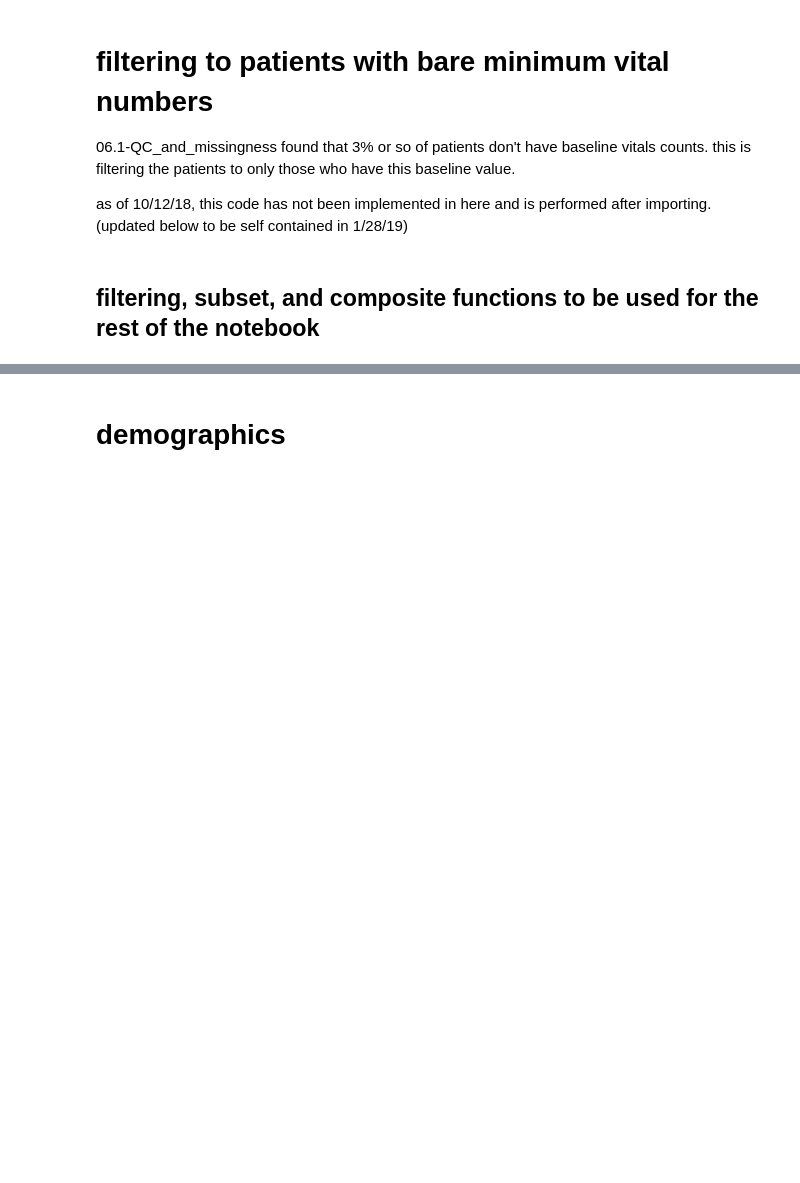
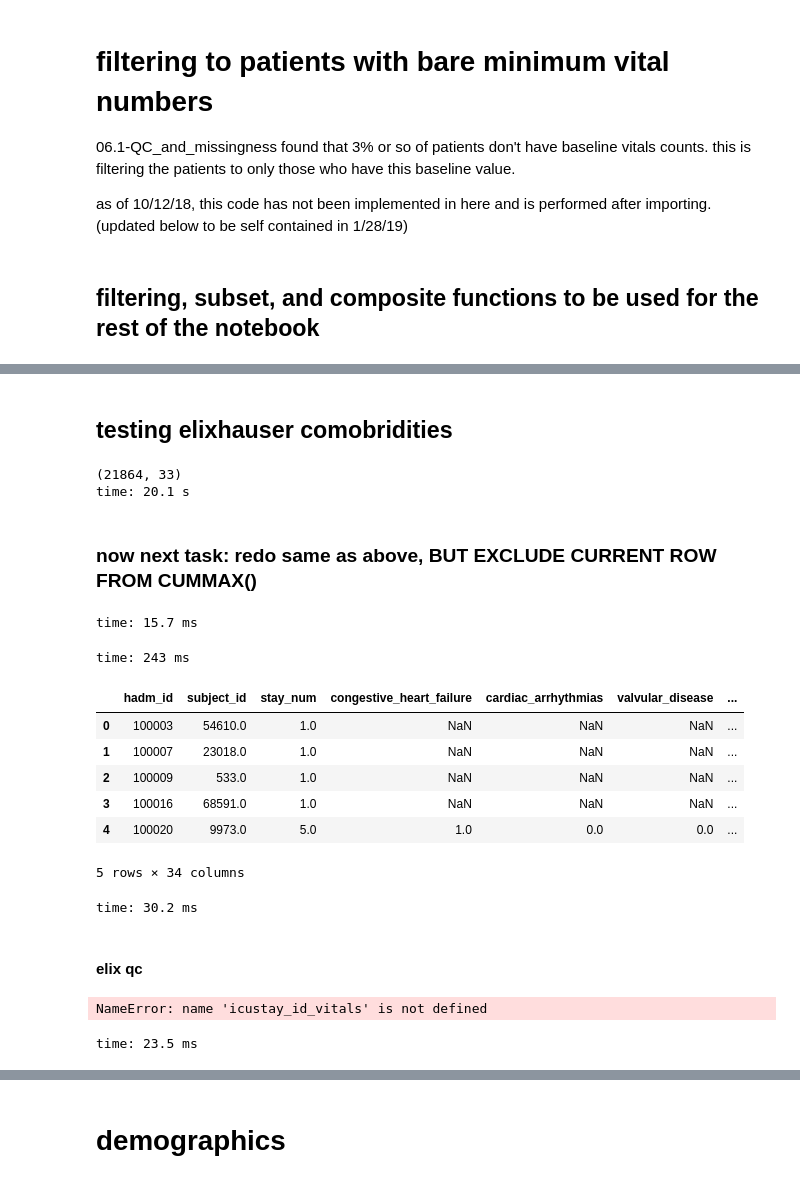
Before and after one commit to kellylinyingxin/mimiciii-antibiotics-modeling, a Jupyter notebook: notebooks/03.10-clinical_variables_final.ipynb, the cells around one changed output, grey strips where cells are left out. Saved outputs shown, nothing was run; the diff lists cells and outputs as text; code cells hidden in the pictures; blank space fills up the shorter version.

Commit message:
adding elixhauser criteria
adding elixhauser criteria

```diff
--- a/notebooks/03.10-clinical_variables_final.ipynb
+++ b/notebooks/03.10-clinical_variables_final.ipynb
@@ -303,0 +305,62 @@ time: 2min 30s
+# %% [markdown]
+## testing elixhauser comobridities
+# %%
+elixhauser_nosummary_df= clinvar_fxn(
+    'elixhauser_quan',
+    '/Users/geickelb1/Documents/GitHub/mimiciii-antibiotics-modeling/data/raw/clinical_var_sql/all/no_summary/elixhauser_quan.sql',
+    subject_id_override=True
+)
+# %% [output]
+(21864, 33)
+time: 20.1 s
+# %% [markdown]
+### now next task: redo same as above, BUT EXCLUDE CURRENT ROW FROM CUMMAX()
+# %%
+def elix():
+    elix_var=list(elixhauser_nosummary_df)[3:]
+    elixhauser_nosummary_df2=elixhauser_nosummary_df.copy()
+
+    elixhauser_nosummary_df2[elix_var]=(elixhauser_nosummary_df
+                                            .sort_values('stay_num', ascending=True) #sorts values so stay_num is ascending
+                                            .groupby('subject_id', as_index=False)[elix_var] #groups by subject id and filters only elixhauser variable columns
+                                            .agg('cummax') #takes a cummulitive max for every row
+                                       )
+
+    #now shifting the values up by 1 so the cumulitive max doesn't consider the current values: (note: couldn't get this to work in the fxn above)
+    elixhauser_nosummary_df2[elix_var]=(elixhauser_nosummary_df
+                                            .sort_values('stay_num', ascending=True) #sorts values so stay_num is ascending
+                                            .groupby('subject_id', as_index=False)[elix_var] #groups by subject id and filters only elixhauser variable columns
+                                            .shift(fill_value=np.nan)[:-1]) #shifts the cummulitive max up by 1 so the first row is na.
+
+    #restricting to hadm in use
+    elixhauser_nosummary_df3= elixhauser_nosummary_df2[elixhauser_nosummary_df2['hadm_id'].isin(hadm_id)]
+
+    #adding icustay_id
+    elixhauser_nosummary_df3=pd.merge(elixhauser_nosummary_df3, final_pt_df2[['hadm_id','icustay_id']], how="left", left_on='hadm_id',right_on='hadm_id')
+
+    return(elixhauser_nosummary_df3)
+# %% [output]
+time: 15.7 ms
+# %%
+elixhauser_df=elix()
+# %% [output]
+time: 243 ms
+# %%
+elixhauser_df.head()
+# %% [output]
+|  | hadm_id | subject_id | stay_num | congestive_heart_failure | cardiac_arrhythmias | valvular_disease | ... |
+| 0 | 100003 | 54610.0 | 1.0 | NaN | NaN | NaN | ... |
+| 1 | 100007 | 23018.0 | 1.0 | NaN | NaN | NaN | ... |
+| 2 | 100009 | 533.0 | 1.0 | NaN | NaN | NaN | ... |
+| 3 | 100016 | 68591.0 | 1.0 | NaN | NaN | NaN | ... |
+| 4 | 100020 | 9973.0 | 5.0 | 1.0 | 0.0 | 0.0 | ... |
+5 rows × 34 columns
+time: 30.2 ms
+# %% [markdown]
+#### elix qc
+# %%
+filter_subset_save(elixhauser_df, savename="elixhauser_nosummary", save=False, return_df=True,time_filter_override=True)
+#filter_subset_save(age_df, savename="pt_info", save=True, return_df=False, time_filter_override=True)
+# %% [output]
+NameError: name 'icustay_id_vitals' is not defined
+time: 23.5 ms
```
Also changed, not shown: parts of 18 cells of this notebook.
